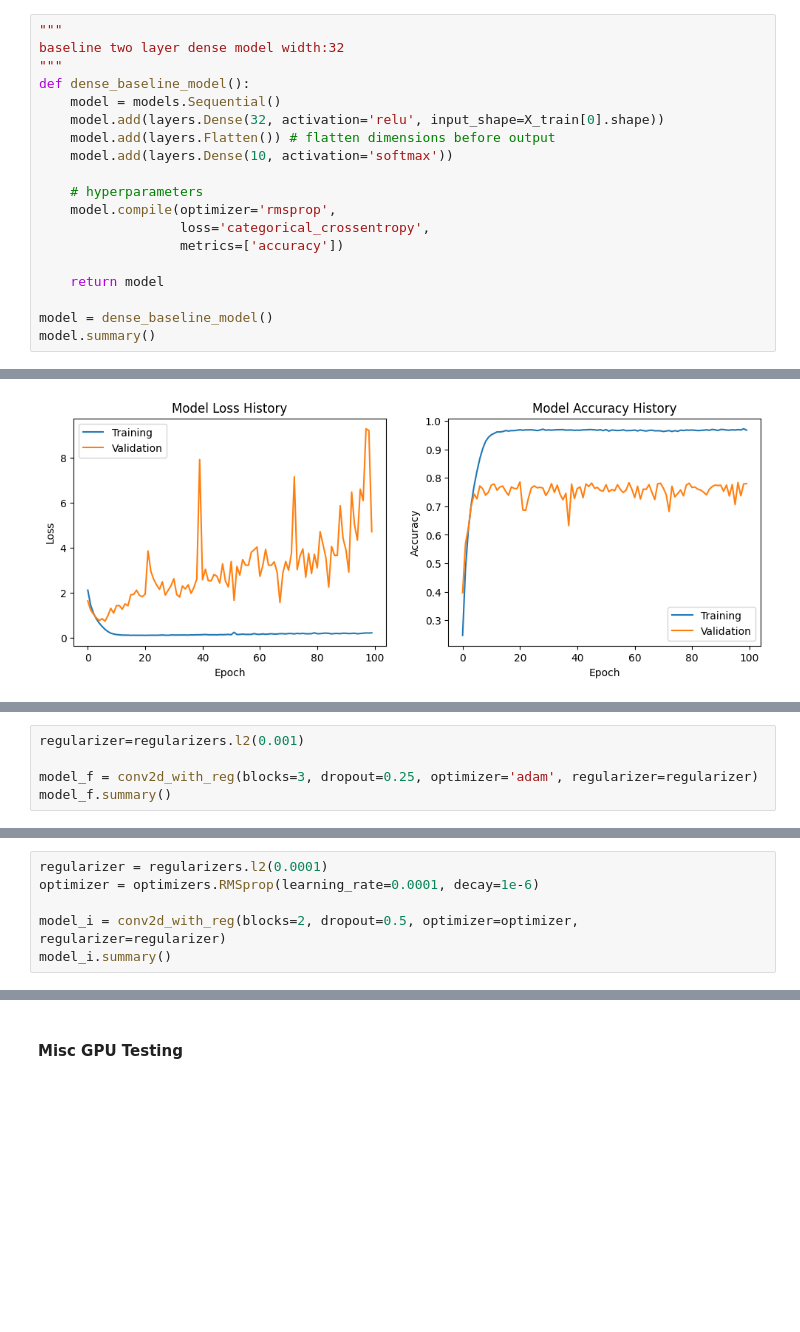
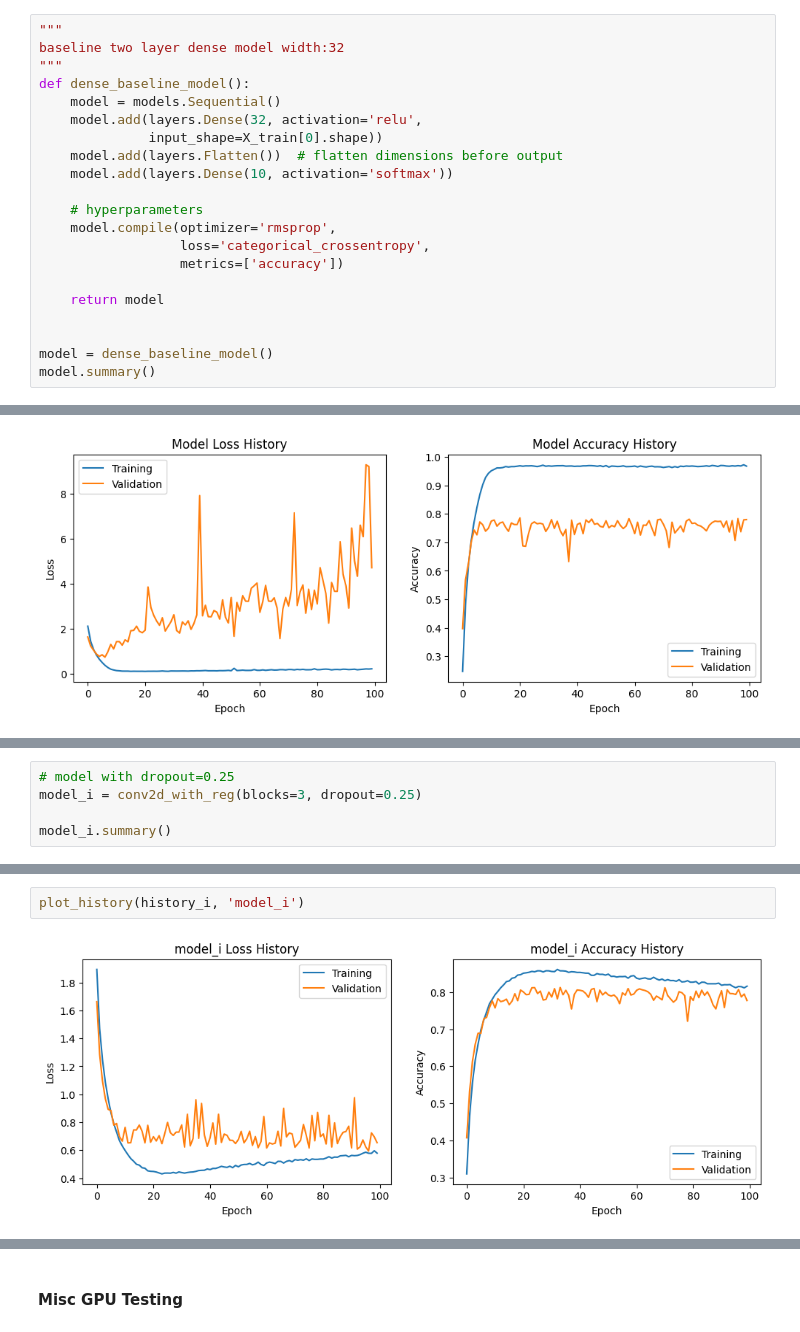
Before and after one commit to Crediteur/Jupyter-Notebooks, a Jupyter notebook: cifar10_Image_Classification/CM3015_Final_cifar10.ipynb, the cells around one changed output, grey strips where cells are left out. Cells and saved outputs as stored; diff of their text form; blank space fills up the shorter version.

Commit message:
commit before full run

```diff
--- a/cifar10_Image_Classification/CM3015_Final_cifar10.ipynb
+++ b/cifar10_Image_Classification/CM3015_Final_cifar10.ipynb
@@ -316,8 +335,9 @@ baseline two layer dense model width:32
 """
 def dense_baseline_model():
     model = models.Sequential()
-    model.add(layers.Dense(32, activation='relu', input_shape=X_train[0].shape))
-    model.add(layers.Flatten()) # flatten dimensions before output
+    model.add(layers.Dense(32, activation='relu',
+              input_shape=X_train[0].shape))
+    model.add(layers.Flatten())  # flatten dimensions before output
     model.add(layers.Dense(10, activation='softmax'))
 
     # hyperparameters
@@ -327,6 +347,7 @@ def dense_baseline_model():
 
     return model
 
+
 model = dense_baseline_model()
 model.summary()
 # %% [output]
@@ -883,5 +842,0 @@ Dropout Testing
-# %%
-regularizer=regularizers.l2(0.001)
-
-model_f = conv2d_with_reg(blocks=3, dropout=0.25, optimizer='adam', regularizer=regularizer)
-model_f.summary()
@@ -1049,6 +842,0 @@ def conv2d_with_reg(blocks=1, dropout=None, optimizer='rmsprop', regularizer=Non
-# %%
-regularizer = regularizers.l2(0.0001)
-optimizer = optimizers.RMSprop(learning_rate=0.0001, decay=1e-6)
-
-model_i = conv2d_with_reg(blocks=2, dropout=0.5, optimizer=optimizer, regularizer=regularizer)
-model_i.summary()
@@ -1139,0 +965,5 @@ https://arxiv.org/pdf/1409.1556.pdf vgg16
+# %%
+# model with dropout=0.25
+model_i = conv2d_with_reg(blocks=3, dropout=0.25)
+
+model_i.summary()
@@ -1139,0 +1015,4 @@ https://arxiv.org/pdf/1409.1556.pdf vgg16
+# %%
+plot_history(history_i, 'model_i')
+# %% [output]
+[figure, added]
```
Also changed, not shown: parts of 110 cells of this notebook.
